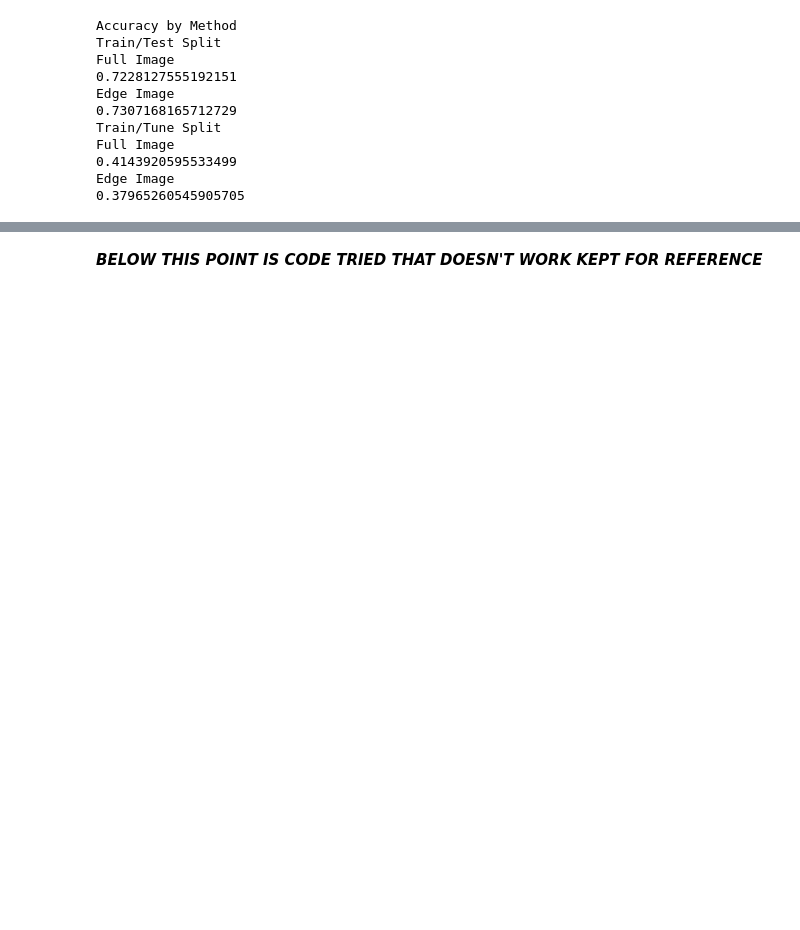
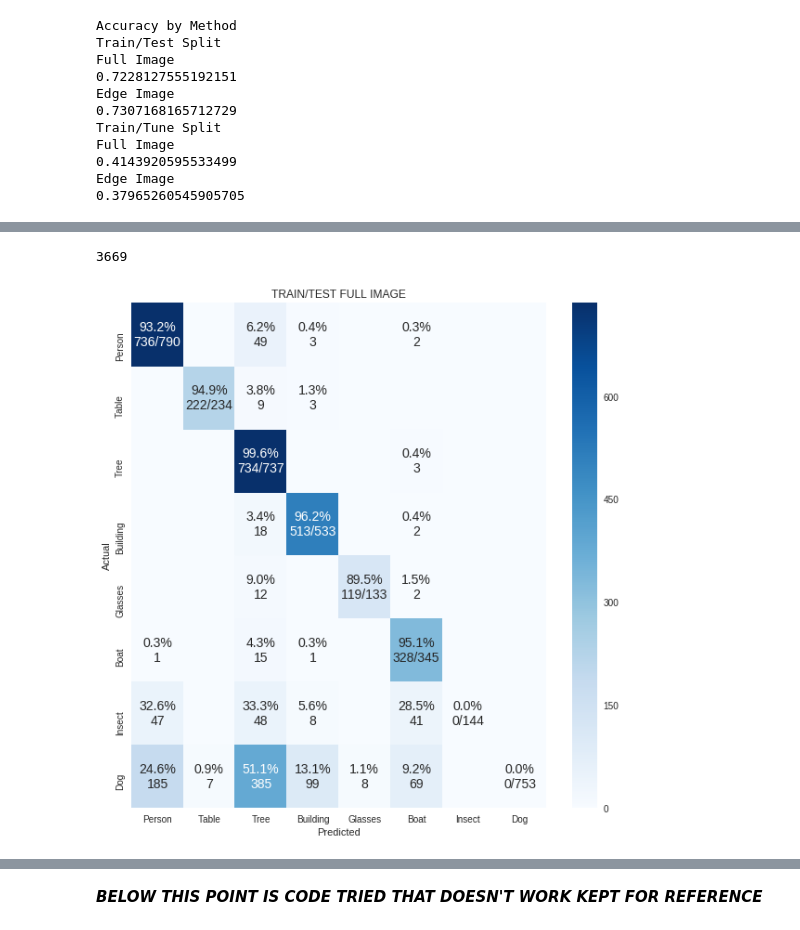
Before and after one commit to cabincabin/MLRobustClassifier, a Jupyter notebook: notebooks/results_analysis.ipynb, the cells around one changed output, grey strips where cells are left out. Saved outputs shown, nothing was run; the diff lists cells and outputs as text; code cells hidden in the pictures; blank space fills up the shorter version.

```diff
--- a/notebooks/results_analysis.ipynb
+++ b/notebooks/results_analysis.ipynb
@@ -670,0 +697,14 @@ cm_analysis(y_true, y_pred, filename, labels, ymap=None, figsize=(10,10)):
+# %%
+imageid,correct_label, predicted_label=import_results(results_fImg_256)
+y_true=[]
+y_pred=[]
+for val in correct_label:
+  y_true.append(str_labels[val])
+
+for val in predicted_label:
+  y_pred.append(str_labels[val])
+
+cm_analysis(y_true, y_pred, str_labels,'TRAIN/TEST FULL IMAGE'  ,ymap=None, figsize=(10,10))
+# %% [output]
+3669
+[figure, added]
```
Also changed, not shown: parts of 8 cells of this notebook.
